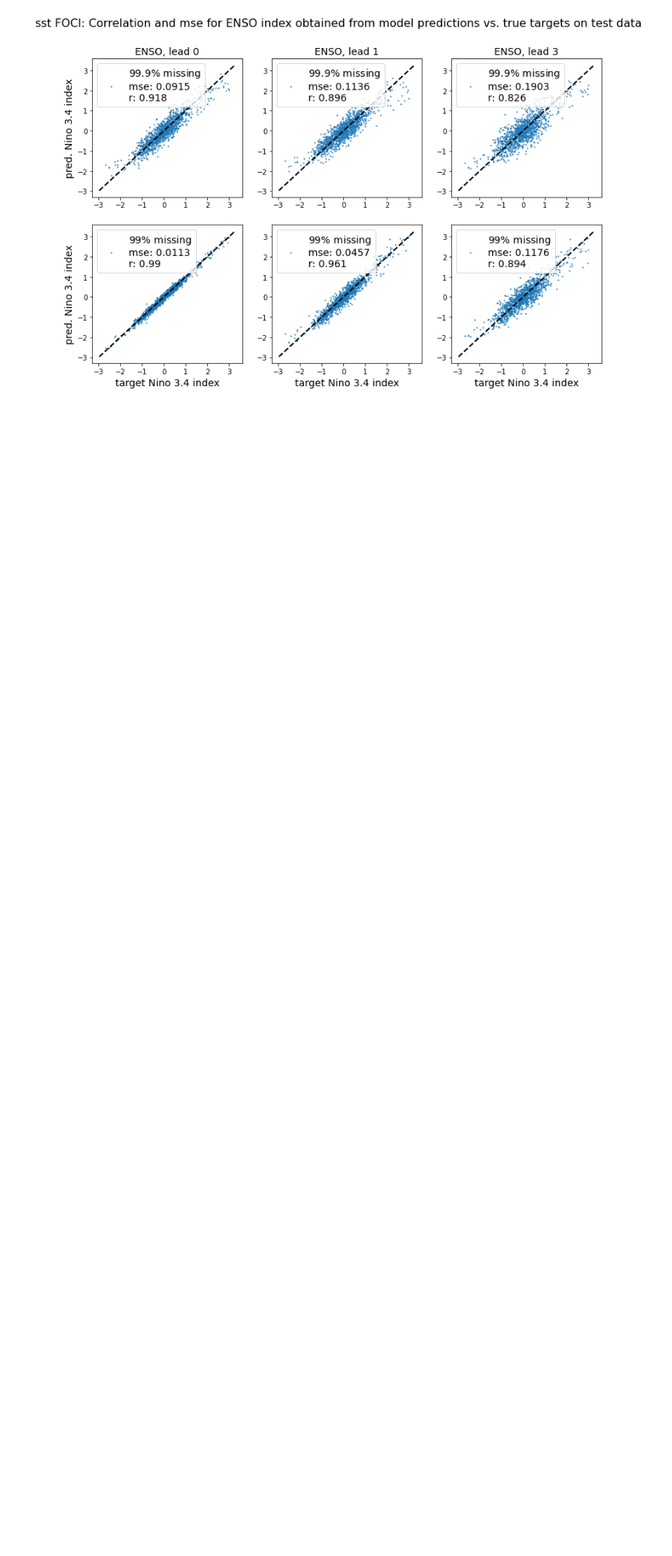
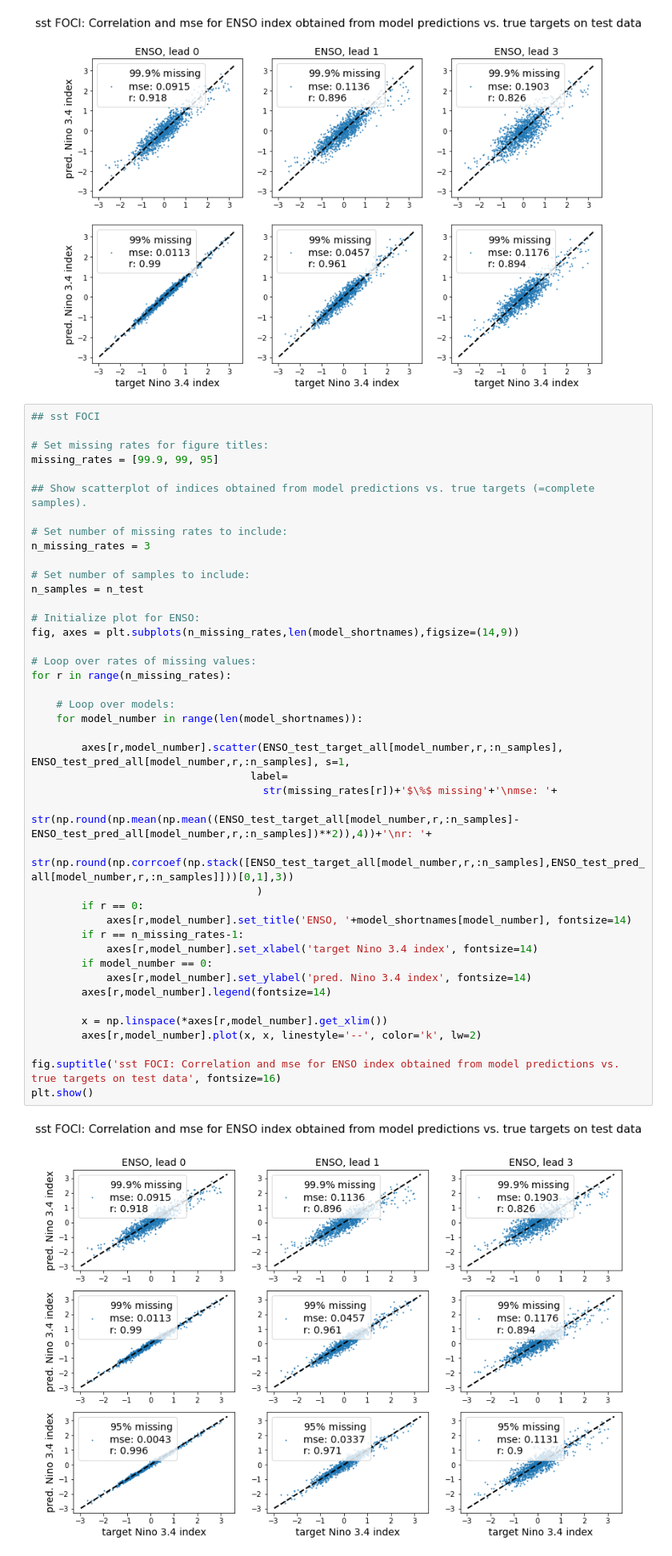
Before and after one commit to MarcoLandtHayen/reconstruct_missing_data, a Jupyter notebook: notebooks/12a_predict_unet_4conv_sst_evaluation.ipynb, the cells around one changed output. Shown at 80% size. Drawn from its saved outputs; the diff is of its cells as text; blank space fills up the shorter version.

Commit message:
Tune figures for manuscript (#52)

```diff
--- a/notebooks/12a_predict_unet_4conv_sst_evaluation.ipynb
+++ b/notebooks/12a_predict_unet_4conv_sst_evaluation.ipynb
@@ -217,6 +217,50 @@ fig.suptitle('sst FOCI: Correlation and mse for ENSO index obtained from model p
 plt.show()
 # %% [output]
 [figure]
+# %%
+## sst FOCI
+
+# Set missing rates for figure titles:
+missing_rates = [99.9, 99, 95]
+
+## Show scatterplot of indices obtained from model predictions vs. true targets (=complete samples).
+
+# Set number of missing rates to include:
+n_missing_rates = 3
+
+# Set number of samples to include:
+n_samples = n_test
+
+# Initialize plot for ENSO:
+fig, axes = plt.subplots(n_missing_rates,len(model_shortnames),figsize=(14,9))
+
+# Loop over rates of missing values:
+for r in range(n_missing_rates):
+
+    # Loop over models:
+    for model_number in range(len(model_shortnames)):
+
+        axes[r,model_number].scatter(ENSO_test_target_all[model_number,r,:n_samples], ENSO_test_pred_all[model_number,r,:n_samples], s=1,
+                                   label=
+                                     str(missing_rates[r])+'$\%$ missing'+'\nmse: '+
+                                     str(np.round(np.mean(np.mean((ENSO_test_target_all[model_number,r,:n_samples]-ENSO_test_pred_all[model_number,r,:n_samples])**2)),4))+'\nr: '+
+                                     str(np.round(np.corrcoef(np.stack([ENSO_test_target_all[model_number,r,:n_samples],ENSO_test_pred_all[model_number,r,:n_samples]]))[0,1],3))
+                                    )
+        if r == 0:
+            axes[r,model_number].set_title('ENSO, '+model_shortnames[model_number], fontsize=14)
+        if r == n_missing_rates-1:
+            axes[r,model_number].set_xlabel('target Nino 3.4 index', fontsize=14)
+        if model_number == 0:
+            axes[r,model_number].set_ylabel('pred. Nino 3.4 index', fontsize=14)
+        axes[r,model_number].legend(fontsize=14)
+
+        x = np.linspace(*axes[r,model_number].get_xlim())
+        axes[r,model_number].plot(x, x, linestyle='--', color='k', lw=2)
+
+fig.suptitle('sst FOCI: Correlation and mse for ENSO index obtained from model predictions vs. true targets on test data', fontsize=16)
+plt.show()
+# %% [output]
+[figure, added]
 # %%
 ## sst FOCI
 
```
Also changed, not shown: parts of 11 cells of this notebook.
